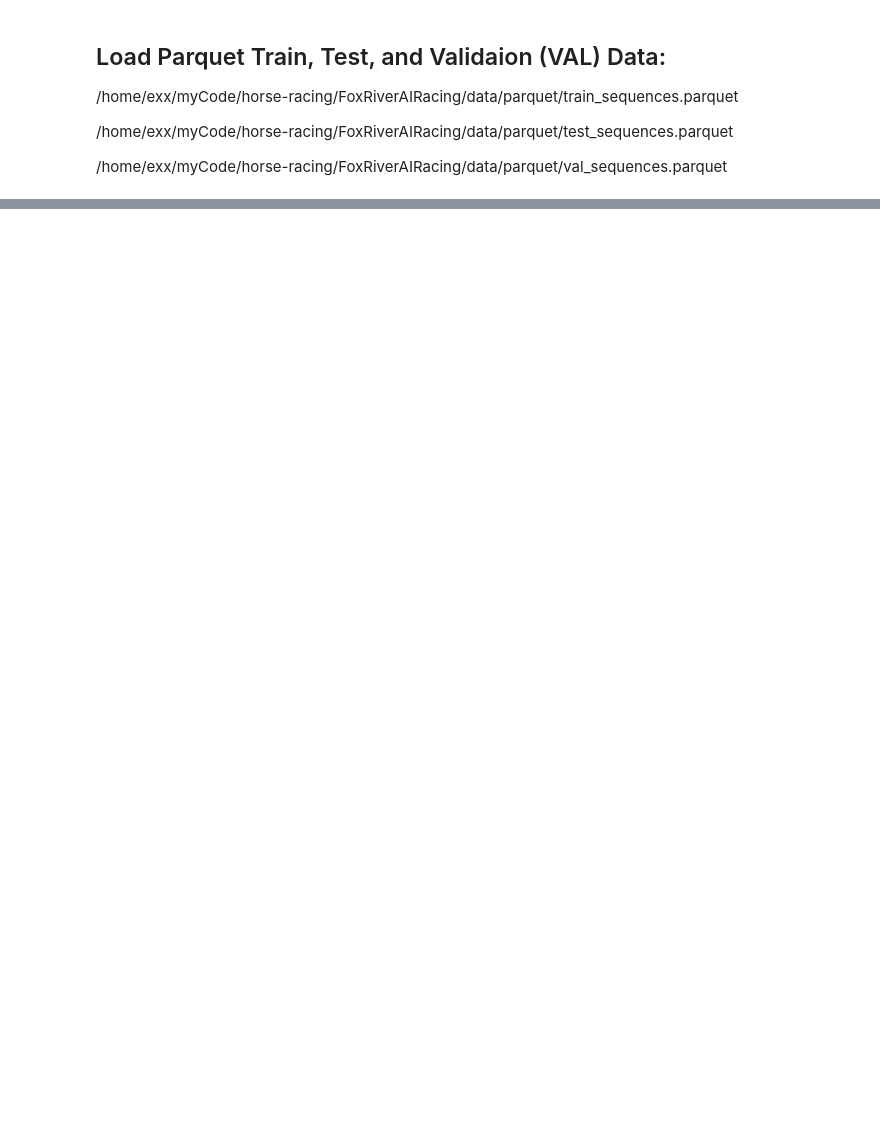
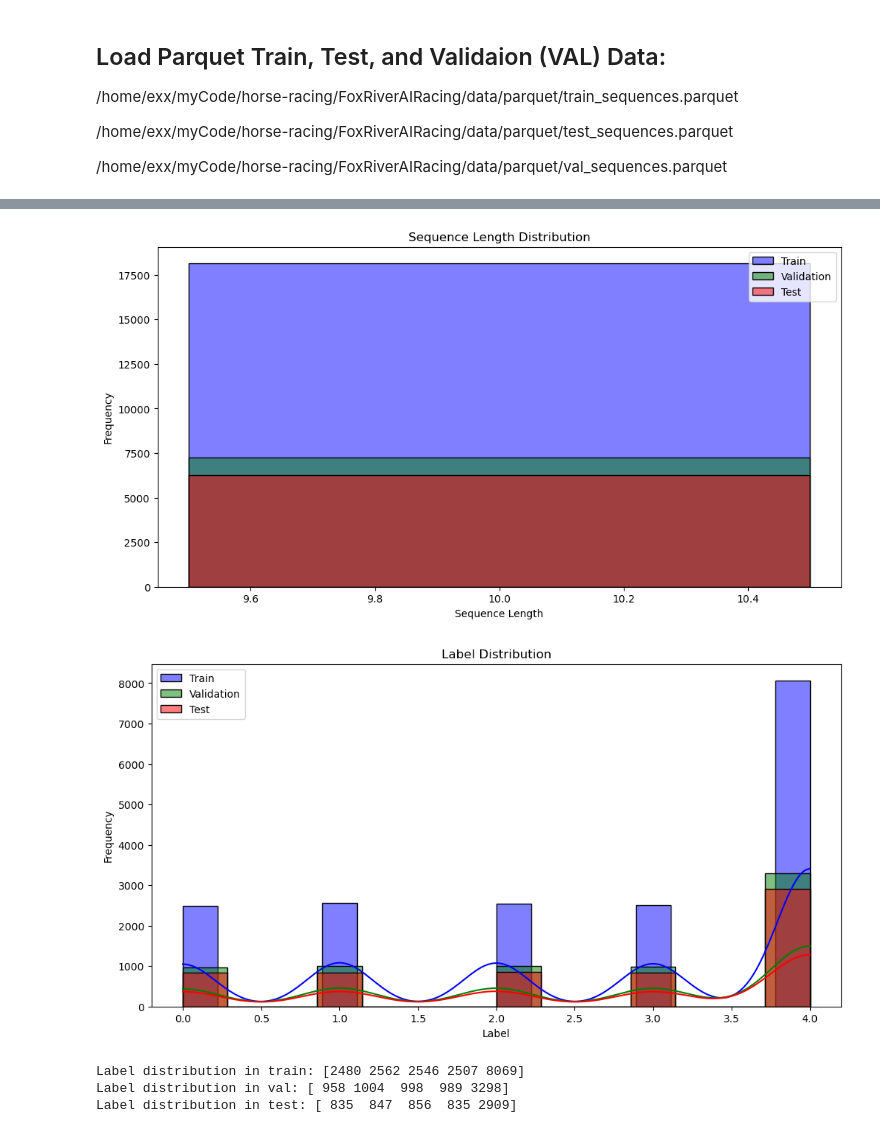
Before and after one commit to shanemeister/FoxRiverAIRacing, a Jupyter notebook: notebooks/LSTM_Tensorflow.ipynb, the cells around one changed output, grey strips where cells are left out. Saved outputs shown, nothing was run; the diff lists cells and outputs as text; code cells hidden in the pictures; blank space fills up the shorter version.

Commit message:
Data Cleansing 12-27

```diff
--- a/notebooks/LSTM_Tensorflow.ipynb
+++ b/notebooks/LSTM_Tensorflow.ipynb
@@ -200,0 +74,7 @@ TypeError: Cannot convert numpy.ndarray to numpy.ndarray
+# %%
+train_sequences_path = os.path.join(parquet_dir, "train_sequences.parquet")
+val_sequences_path = os.path.join(parquet_dir, "val_sequences.parquet")
+test_sequences_path = os.path.join(parquet_dir, "test_sequences.parquet")
+train_sequences = spark.read.parquet(train_sequences_path)
+val_sequences = spark.read.parquet(val_sequences_path)
+test_sequences = spark.read.parquet(test_sequences_path)
@@ -200,0 +172,69 @@ TypeError: Cannot convert numpy.ndarray to numpy.ndarray
+# %%
+
+def show_distributions(train_sequences: DataFrame, val_sequences: DataFrame, test_sequences: DataFrame):
+    """
+    Show the distribution of sequence lengths and label distributions within the sequences.
+
+    :param train_sequences: Spark DataFrame containing training sequences
+    :param val_sequences: Spark DataFrame containing validation sequences
+    :param test_sequences: Spark DataFrame containing test sequences
+    """
+    # Convert to Pandas DataFrame
+    train_sequences_pd = train_sequences.toPandas()
+    val_sequences_pd = val_sequences.toPandas()
+    test_sequences_pd = test_sequences.toPandas()
+
+    # Extract features and labels
+    X_train = np.array([np.array(x) for x in train_sequences_pd['past_races_sequence']])
+    y_train = train_sequences_pd['label'].values
+    horse_ids_train = train_sequences_pd['horse_id'].values
+
+    X_val = np.array([np.array(x) for x in val_sequences_pd['past_races_sequence']])
+    y_val = val_sequences_pd['label'].values
+    horse_ids_val = val_sequences_pd['horse_id'].values
+
+    X_test = np.array([np.array(x) for x in test_sequences_pd['past_races_sequence']])
+    y_test = test_sequences_pd['label'].values
+    horse_ids_test = test_sequences_pd['horse_id'].values
+
+    # Calculate sequence lengths
+    train_seq_lengths = [len(seq) for seq in X_train]
+    val_seq_lengths = [len(seq) for seq in X_val]
+    test_seq_lengths = [len(seq) for seq in X_test]
+
+    # Plot sequence length distributions
+    plt.figure(figsize=(12, 6))
+    sns.histplot(train_seq_lengths, kde=True, color='blue', label='Train')
+    sns.histplot(val_seq_lengths, kde=True, color='green', label='Validation')
+    sns.histplot(test_seq_lengths, kde=True, color='red', label='Test')
+    plt.title('Sequence Length Distribution')
+    plt.xlabel('Sequence Length')
+    plt.ylabel('Frequency')
+    plt.legend()
+    plt.show()
+
+    # Plot label distributions
+    plt.figure(figsize=(12, 6))
+    sns.histplot(y_train, kde=True, color='blue', label='Train')
+    sns.histplot(y_val, kde=True, color='green', label='Validation')
+    sns.histplot(y_test, kde=True, color='red', label='Test')
+    plt.title('Label Distribution')
+    plt.xlabel('Label')
+    plt.ylabel('Frequency')
+    plt.legend()
+    plt.show()
+
+# Example usage
+show_distributions(train_sequences, val_sequences, test_sequences)
+# %% [output]
+[figure, added]
+[figure, added]
+# %%
+import numpy as np
+print("Label distribution in train:", np.bincount(y_train))
+print("Label distribution in val:", np.bincount(y_val))
+print("Label distribution in test:", np.bincount(y_test))
+# %% [output]
+Label distribution in train: [2480 2562 2546 2507 8069]
+Label distribution in val: [ 958 1004  998  989 3298]
+Label distribution in test: [ 835  847  856  835 2909]
```
Also changed, not shown: parts of 24 cells of this notebook, 19 other files.
